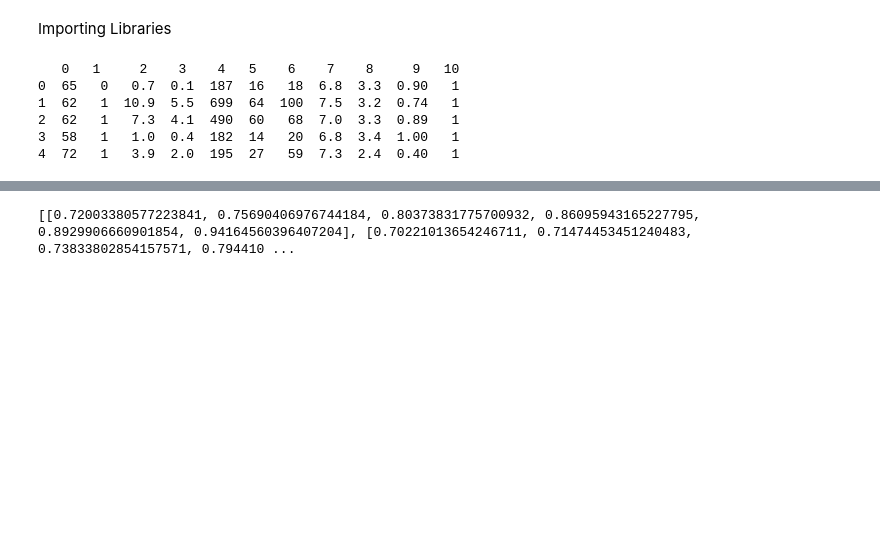
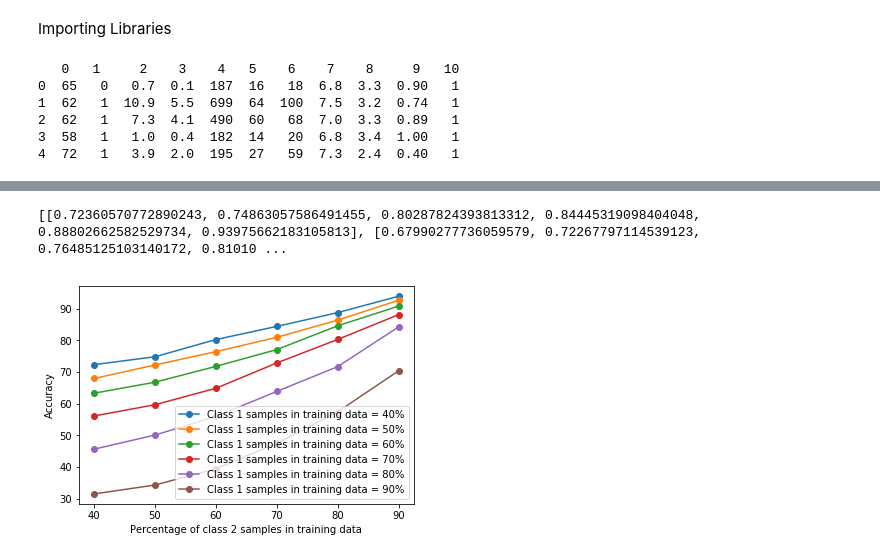
Before and after one commit to PDN96/Liver-Patient-Classification, a Jupyter notebook: classify.ipynb, the cells around one changed output, grey strips where cells are left out. Saved outputs shown, nothing was run; the diff lists cells and outputs as text; code cells hidden in the pictures; blank space fills up the shorter version.

Commit message:
with accuracy plot

```diff
--- a/classify.ipynb
+++ b/classify.ipynb
@@ -108,7 +108,7 @@ def get_all_metrics(kernel):
             sens = list()
             spec = list()
             prec = list()
-            for k in range(2):
+            for k in range(20):
                 train, test = stratified_sampling(df, i, j)
                 pred = get_pred(train, test, kernel)
                 a, s, sp, p = calc_metrics(pred, test)
@@ -130,4 +130,20 @@ def get_all_metrics(kernel):
 a, s, sp, pr = get_all_metrics('rbf')
 print(a)
 # %% [output]
-[[0.72003380577223841, 0.75690406976744184, 0.80373831775700932, 0.86095943165227795, 0.8929906660901854, 0.94164560396407204], [0.70221013654246711, 0.71474453451240483, 0.73833802854157571, 0.794410 ...
+[[0.72360570772890243, 0.74863057586491455, 0.80287824393813312, 0.84445319098404048, 0.88802662582529734, 0.93975662183105813], [0.67990277736059579, 0.72267797114539123, 0.76485125103140172, 0.81010 ...
+# %%
+i = [40,50,60,70,80,90]
+j = [40,50,60,70,80,90]
+
+for k in range(0,6):
+    for l in range(0,6):
+        a[k][l] = a[k][l]*100
+
+for k in range(0,6):
+        plt.plot(i, a[k], 'o-', label="Class 1 samples in training data = " +str(i[k])+ "%")
+plt.ylabel("Accuracy")
+plt.xlabel("Percentage of class 2 samples in training data")
+plt.legend()
+plt.show()
+# %% [output]
+[figure, added]
```
Also changed, not shown: parts of 2 cells of this notebook.
